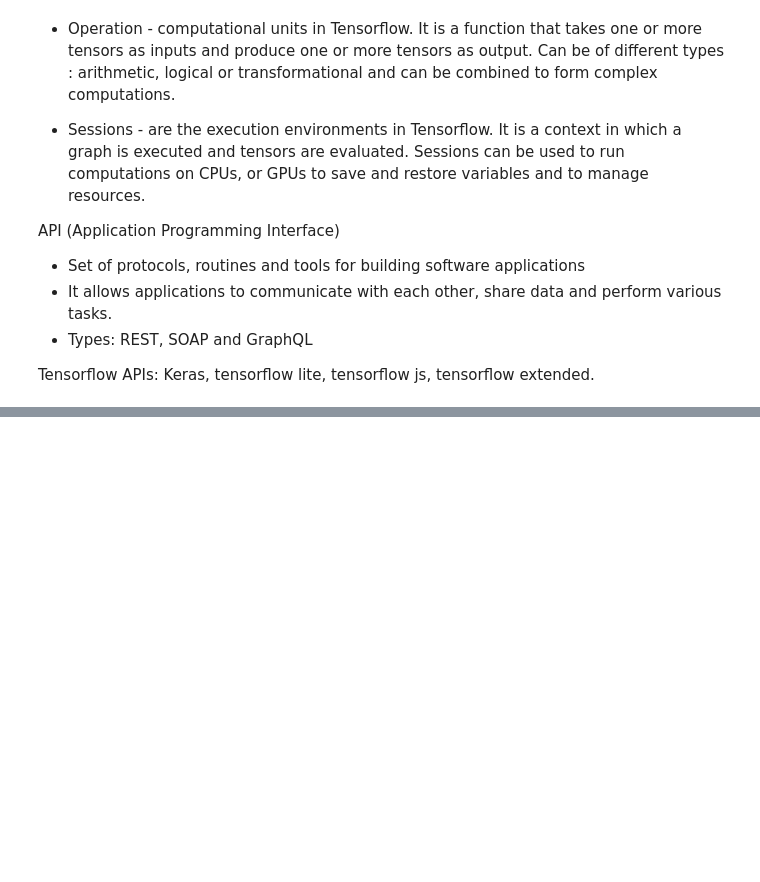
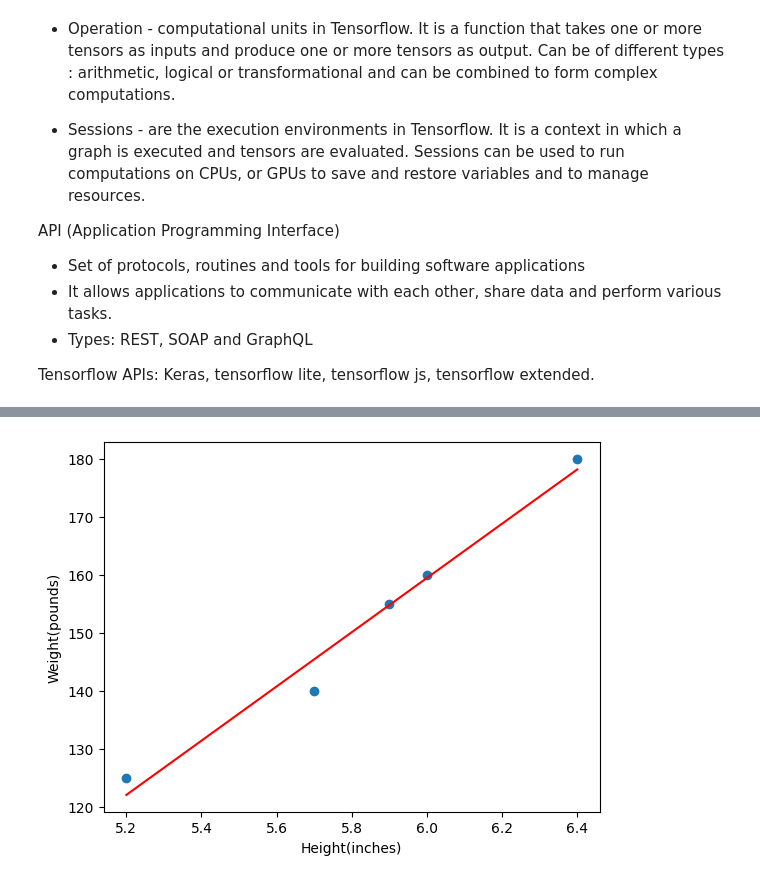
Before and after one commit to samwanyua/Python-for-Deep-Learning, a Jupyter notebook: Tensorflow/notebook.ipynb, the cells around one changed output, grey strips where cells are left out. Drawn from its saved outputs; the diff is of its cells as text; code cells hidden in the pictures; blank space fills up the shorter version.

```diff
--- a/Tensorflow/notebook.ipynb
+++ b/Tensorflow/notebook.ipynb
@@ -74,0 +120,8 @@ Tensorflow APIs: Keras, tensorflow lite, tensorflow js, tensorflow extended.
+# %%
+plt.scatter(height, weight)
+plt.plot(height, m*height + b, color='red')
+plt.xlabel('Height(inches)')
+plt.ylabel('Weight(pounds)')
+plt.show()
+# %% [output]
+[figure, added]
```
Also changed, not shown: parts of 5 cells of this notebook.
